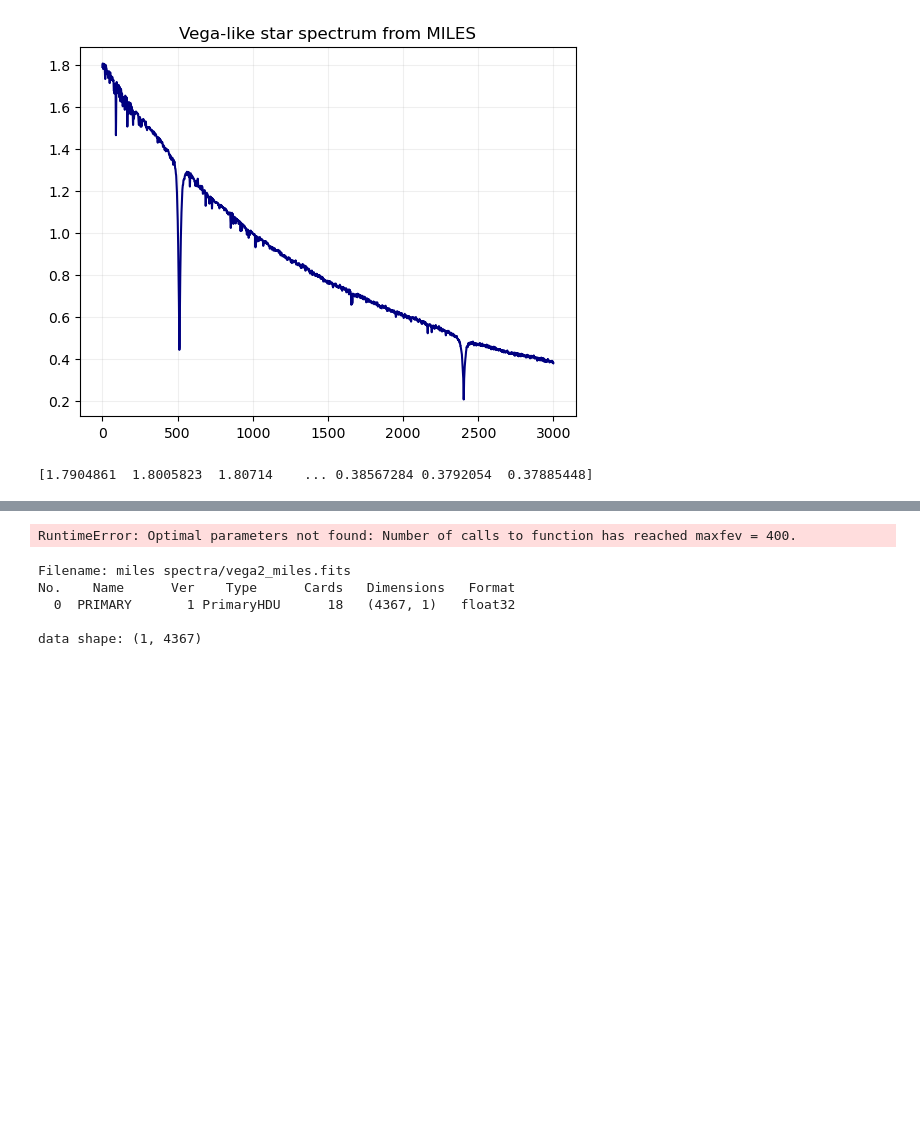
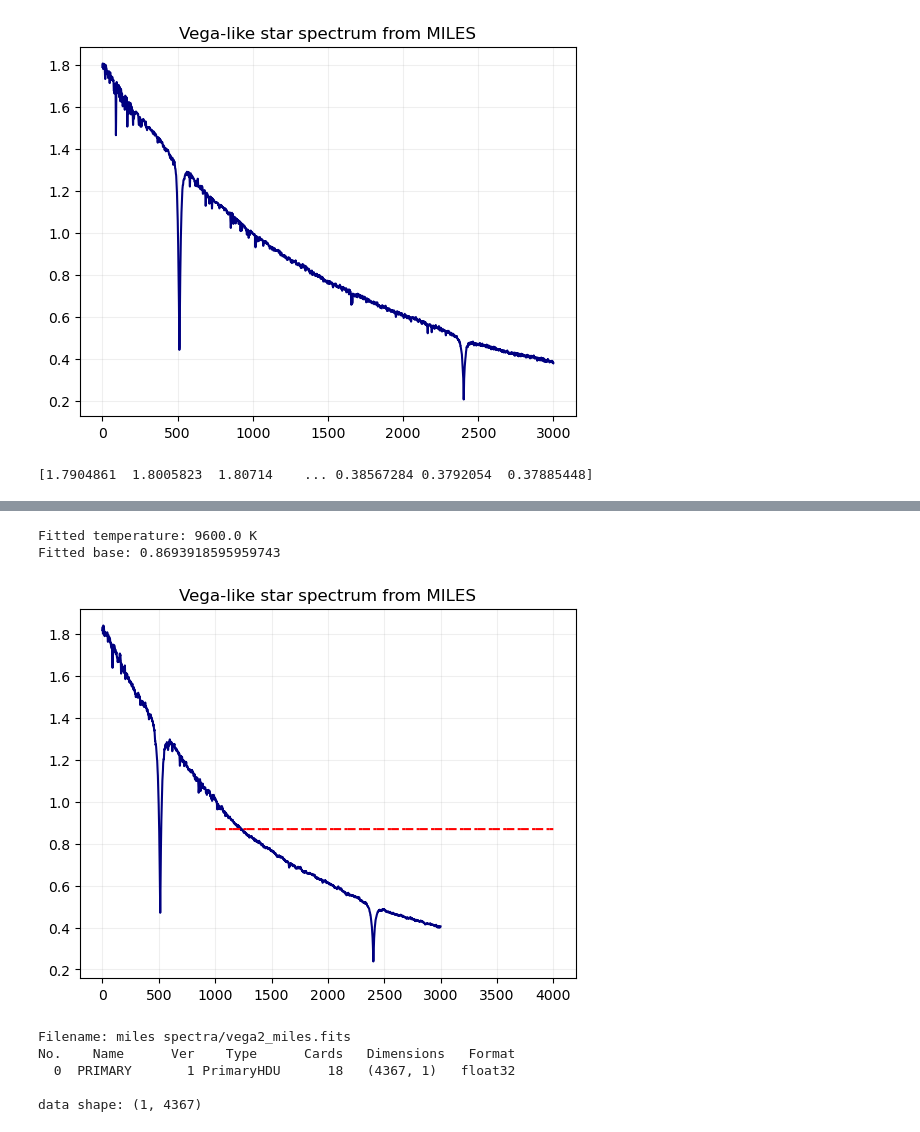
Before and after one commit to Timobrenn/G99-Spectroscopy, a Jupyter notebook: FWHM-vega.ipynb, the cells around one changed output, grey strips where cells are left out. Saved outputs shown, nothing was run; the diff lists cells and outputs as text; code cells hidden in the pictures; blank space fills up the shorter version.

Commit message:
style: minor fixes + stole timo's fitting code

```diff
--- a/FWHM-vega.ipynb
+++ b/FWHM-vega.ipynb
@@ -392,14 +390,49 @@ close(fig)
+# %%
+def blackbody_curve(wavelength, temperature: float = 11000, base: float = 0):
+    c = 3 * 10 ** 8
+    h = 6.26 * 10 ** -34
+    kB = 1.38 * 10 ** -23
+    c1, c2 = 2 * h * c ** 2, h * c / kB
+    wl = np.array(wavelength)
+    #print(c2 / (wl * temperature))
+    curve = c1 / wl ** 5 * (1 / (np.exp(c2 / (wl * temperature)) - 1)) + base
+    return curve
+
+def blackbody_curve2(wavelength, temperature, base):
+    c = 3e8
+    h = 6.626e-34
+    kB = 1.38e-23
+    c1 = 2 * h * c ** 2
+    c2 = h * c / kB
+    wl = np.array(wavelength)
+    intensity = c1 / (wl ** 5 * (np.exp(c2 / (wl * temperature)) - 1)) + base
+    return intensity
 # %%
-# fitting black body curve to our Vega
+# fitting black body curve to the miles Vega
 
 T = 9600
+beta, pcov = curve_fit(blackbody_curve, x_range_miles, vega_miles[1000:4000], p0=[T,0])
+fitted_temperature = beta[0]
+fitted_base = beta[1]
+print(f"Fitted temperature: {fitted_temperature} K")
+print(f"Fitted base: {fitted_base}")
 
-vega_curve=curve_fit(f_black_body,x_range_miles,vega_miles[1000:4000],p0=T)
+#beta=curve_fit(blackbody_curve,x_range_miles,vega_miles[1000:4000], p0=[T,0])
 
-#fitted_T = beta[0]
-#print(f"Fitted Temperature: {fitted_T}")
+#print(beta[0])
+
+fig=figure()
+frame=fig.add_subplot(1,1,1)
+frame.plot(vega_miles[1000:4000],color="navy", label="Vega spectrum") # the section of the data that seems relevant
+plt.plot(x_range_miles, blackbody_curve(x_range_miles, *beta), 'r--', label='Fitted Blackbody Curve')
+frame.set_title("Vega-like star spectrum from MILES")
+frame.grid(alpha=0.2)
+show()
+close(fig)
 # %% [output]
-RuntimeError: Optimal parameters not found: Number of calls to function has reached maxfev = 400.
+Fitted temperature: 9600.0 K
+Fitted base: 0.8693918595959743
+[figure, added]
 # %%
 # trying to figure out if it's the spectrum that doesn't make sense of if i'm just dumb
 
```
Also changed, not shown: parts of 3 cells of this notebook.
